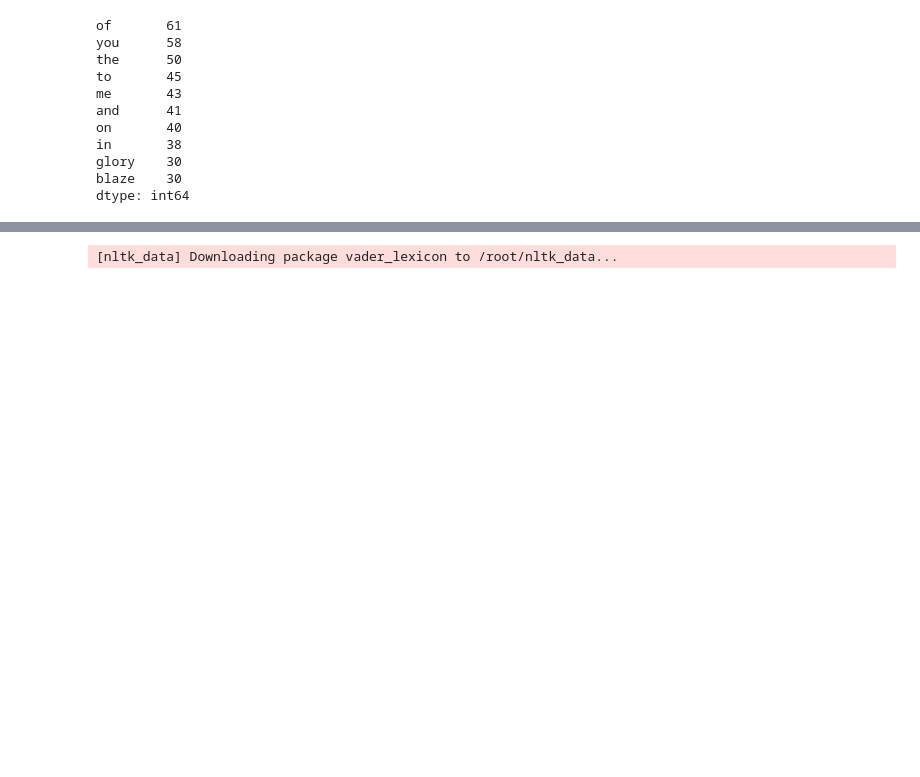
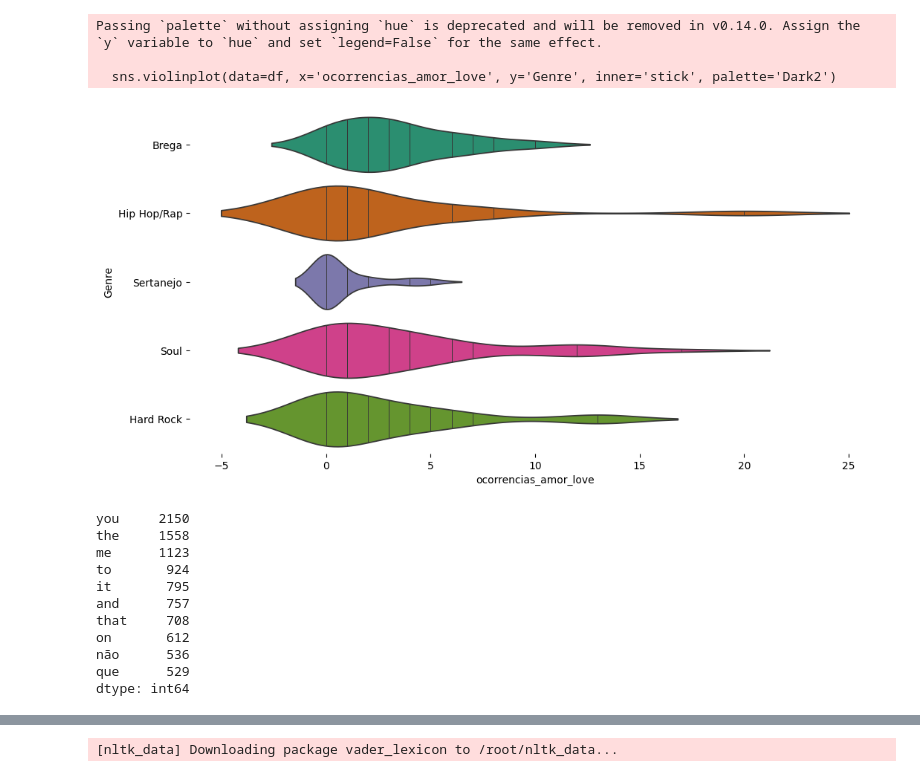
Before and after one commit to wmangoni/bi_music, a Jupyter notebook: BiMusic.ipynb, the cells around one changed output, grey strips where cells are left out. Saved outputs shown, nothing was run; the diff lists cells and outputs as text; code cells hidden in the pictures; blank space fills up the shorter version.

```diff
--- a/BiMusic.ipynb
+++ b/BiMusic.ipynb
@@ -109,3 +192,27 @@ df
+# %%
+from matplotlib import pyplot as plt
+import seaborn as sns
+
+# Contabilizar a quantidade de vezes que as palavras "amor" ou "love" aparecem em cada música
+df['ocorrencias_amor_love'] = df['Lyrics'].str.count('amor|love')
+
+# Definir o tamanho da figura
+figsize = (12, 1.2 * len(df['Genre'].unique()))
+
+# Criar o gráfico de violino
+plt.figure(figsize=figsize)
+sns.violinplot(data=df, x='ocorrencias_amor_love', y='Genre', inner='stick', palette='Dark2')
+
+# Remover bordas do gráfico
+sns.despine(top=True, right=True, bottom=True, left=True)
+
+# Mostrar o gráfico
+plt.show()
+# %% [output]
+Passing `palette` without assigning `hue` is deprecated and will be removed in v0.14.0. Assign the `y` variable to `hue` and set `legend=False` for the same effect.
+
+  sns.violinplot(data=df, x='ocorrencias_amor_love', y='Genre', inner='stick', palette='Dark2')
+[figure, added]
 # %%
 from sklearn.feature_extraction.text import CountVectorizer
 
@@ -119,14 +226,14 @@ palavras_comuns = pd.DataFrame(X.toarray(), columns=vectorizer.get_feature_names
 # Visualizar as palavras mais comuns
 print(palavras_comuns.head(10))
 # %% [output]
-of       61
-you      58
-the      50
-to       45
-me       43
-and      41
-on       40
-in       38
-glory    30
-blaze    30
+you     2150
+the     1558
+me      1123
+to       924
+it       795
+and      757
+that     708
+on       612
+não      536
+que      529
 dtype: int64
```
Also changed, not shown: parts of 12 cells of this notebook.
